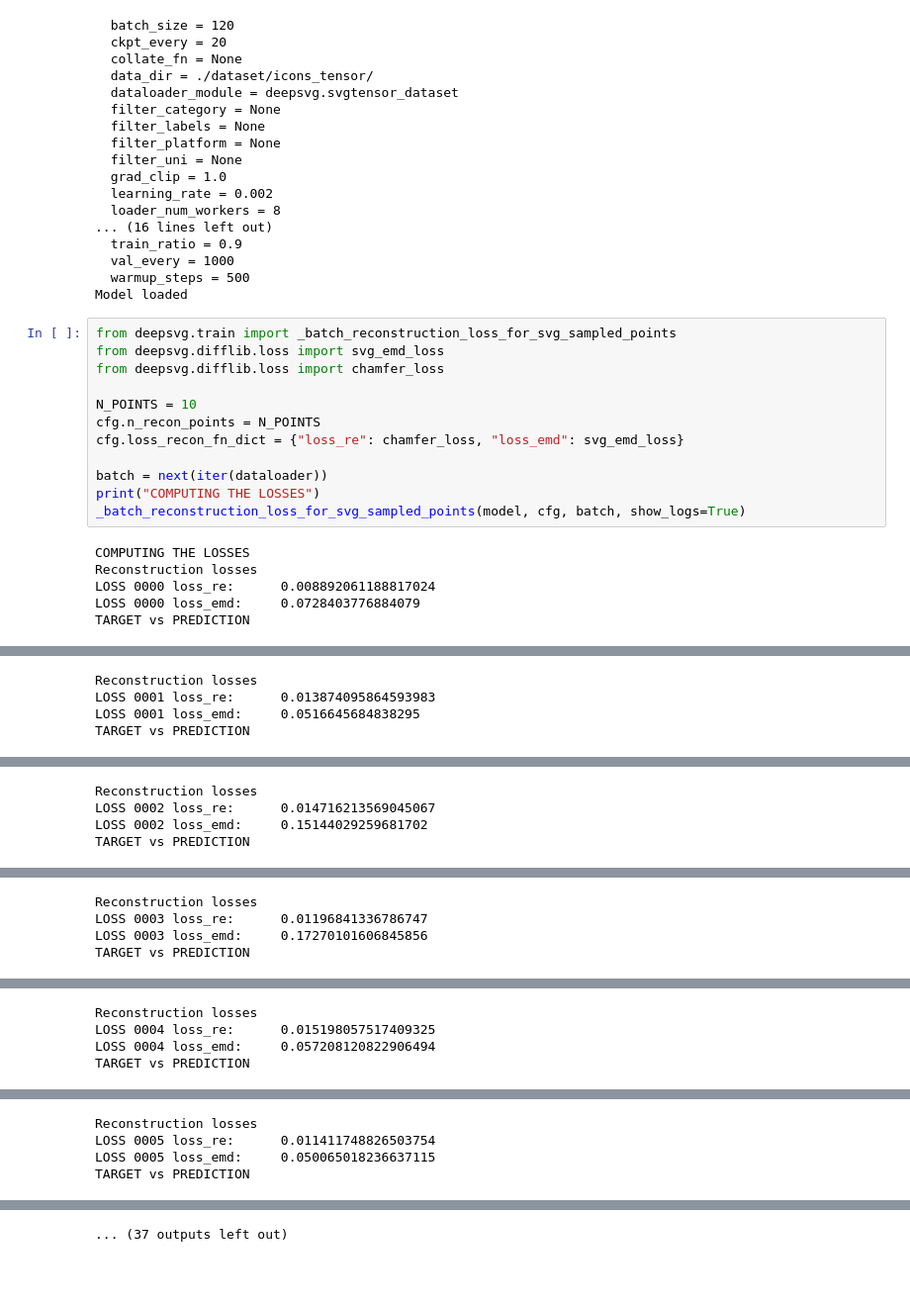
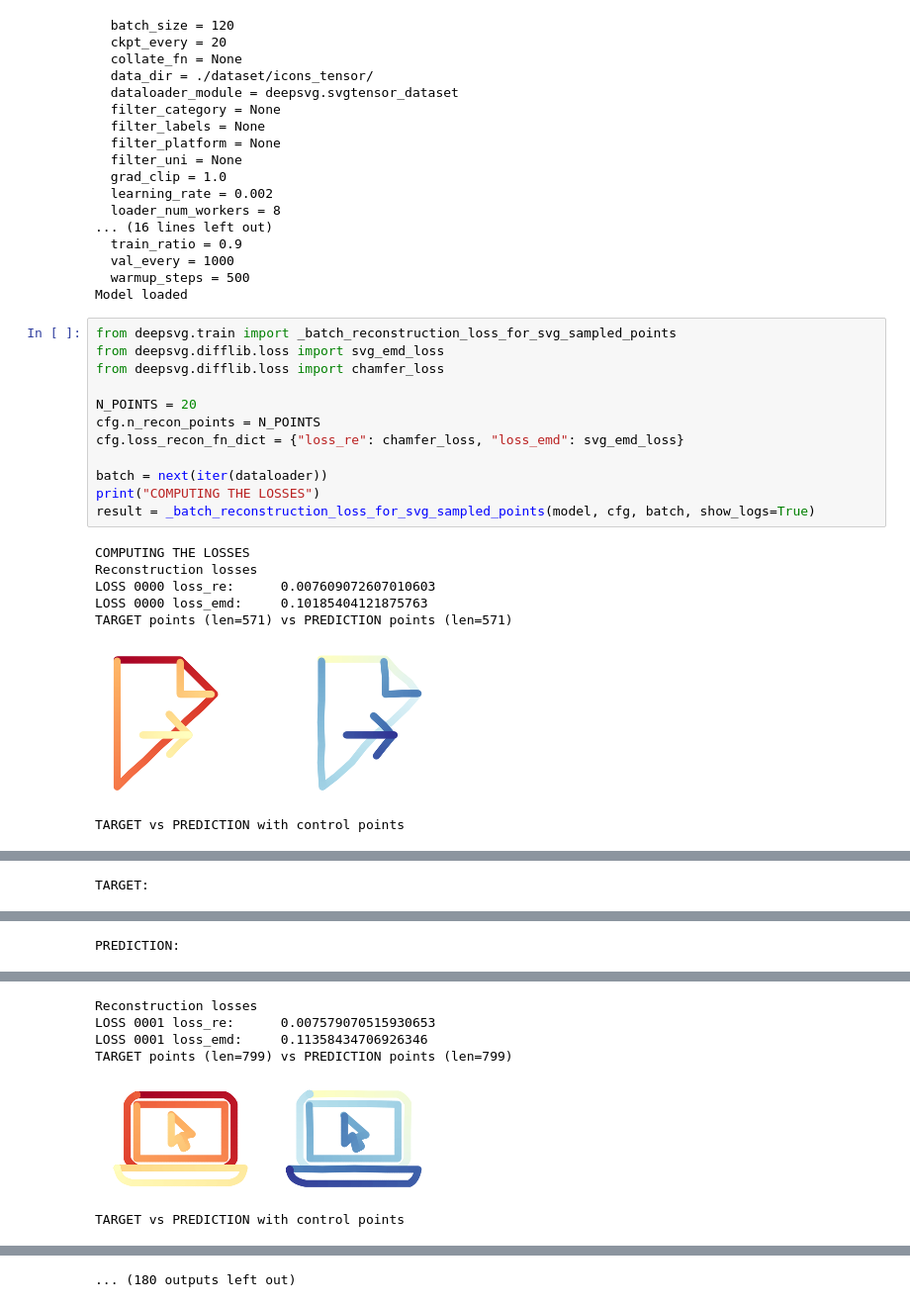
Before and after one commit to m43/deepsvg, a Jupyter notebook: notebooks/reconstruction_error.ipynb, the cells around one changed output, grey strips where cells are left out. Shown at 99% size. Cells and saved outputs as stored; diff of their text form; blank space fills up the shorter version.

```diff
--- a/notebooks/reconstruction_error.ipynb
+++ b/notebooks/reconstruction_error.ipynb
@@ -84,38 +84,32 @@ Model loaded
 # %%
 from deepsvg.train import _batch_reconstruction_loss_for_svg_sampled_points
 from deepsvg.difflib.loss import svg_emd_loss
 from deepsvg.difflib.loss import chamfer_loss
 
-N_POINTS = 10
+N_POINTS = 20
 cfg.n_recon_points = N_POINTS
 cfg.loss_recon_fn_dict = {"loss_re": chamfer_loss, "loss_emd": svg_emd_loss}
 
 batch = next(iter(dataloader))
 print("COMPUTING THE LOSSES")
-_batch_reconstruction_loss_for_svg_sampled_points(model, cfg, batch, show_logs=True)
+result = _batch_reconstruction_loss_for_svg_sampled_points(model, cfg, batch, show_logs=True)
 # %% [output]
 COMPUTING THE LOSSES
 Reconstruction losses
-LOSS 0000 loss_re:      0.008892061188817024
-LOSS 0000 loss_emd:     0.0728403776884079
-TARGET vs PREDICTION
+LOSS 0000 loss_re:      0.007609072607010603
+LOSS 0000 loss_emd:     0.10185404121875763
+TARGET points (len=571) vs PREDICTION points (len=571)
+[figure, added]
+TARGET vs PREDICTION with control points
 [drawing not drawn]
-Reconstruction losses
-LOSS 0001 loss_re:      0.013874095864593983
-LOSS 0001 loss_emd:     0.0516645684838295
-TARGET vs PREDICTION
+TARGET:
 [drawing not drawn]
-Reconstruction losses
-LOSS 0002 loss_re:      0.014716213569045067
-LOSS 0002 loss_emd:     0.15144029259681702
-TARGET vs PREDICTION
+PREDICTION:
 [drawing not drawn]
-Reconstruction losses
-LOSS 0003 loss_re:      0.01196841336786747
-LOSS 0003 loss_emd:     0.17270101606845856
-TARGET vs PREDICTION
+Reconstruction losses
+LOSS 0001 loss_re:      0.007579070515930653
+LOSS 0001 loss_emd:     0.11358434706926346
+TARGET points (len=799) vs PREDICTION points (len=799)
+[figure, added]
+TARGET vs PREDICTION with control points
 [drawing not drawn]
-Reconstruction losses
-LOSS 0004 loss_re:      0.015198057517409325
-LOSS 0004 loss_emd:     0.057208120822906494
-TARGET vs PREDICTION
@@ -123,4 +115,0 @@ TARGET vs PREDICTION
-Reconstruction losses
-LOSS 0005 loss_re:      0.011411748826503754
-LOSS 0005 loss_emd:     0.050065018236637115
-TARGET vs PREDICTION
@@ -128 +116 @@ TARGET vs PREDICTION
-... (37 outputs left out)
+... (180 outputs left out)
```
Also changed, not shown: parts of 3 cells of this notebook, 1 other file.
